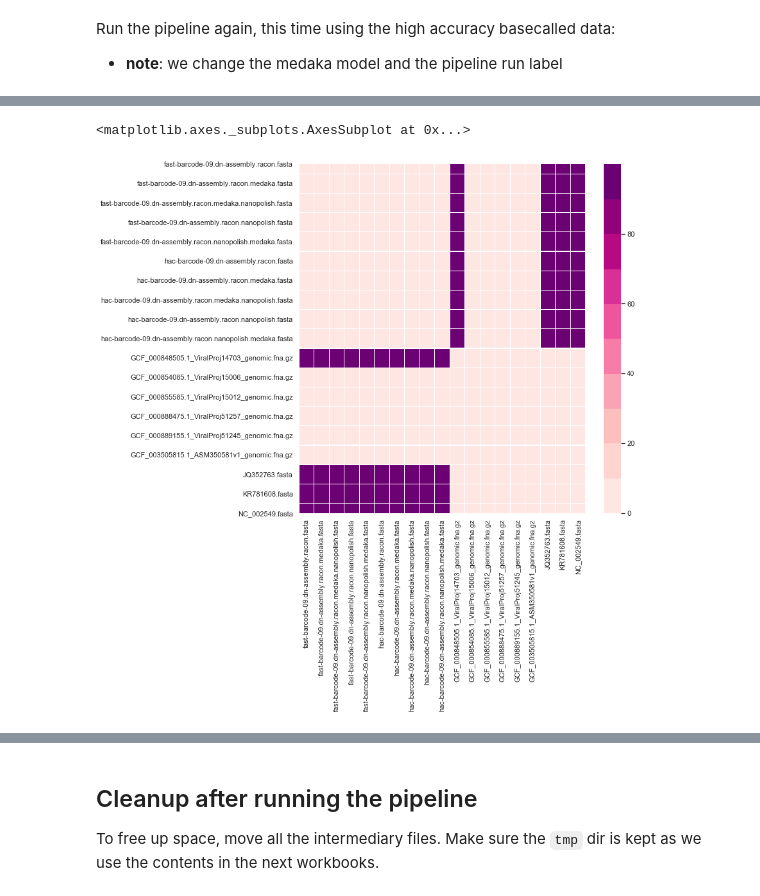
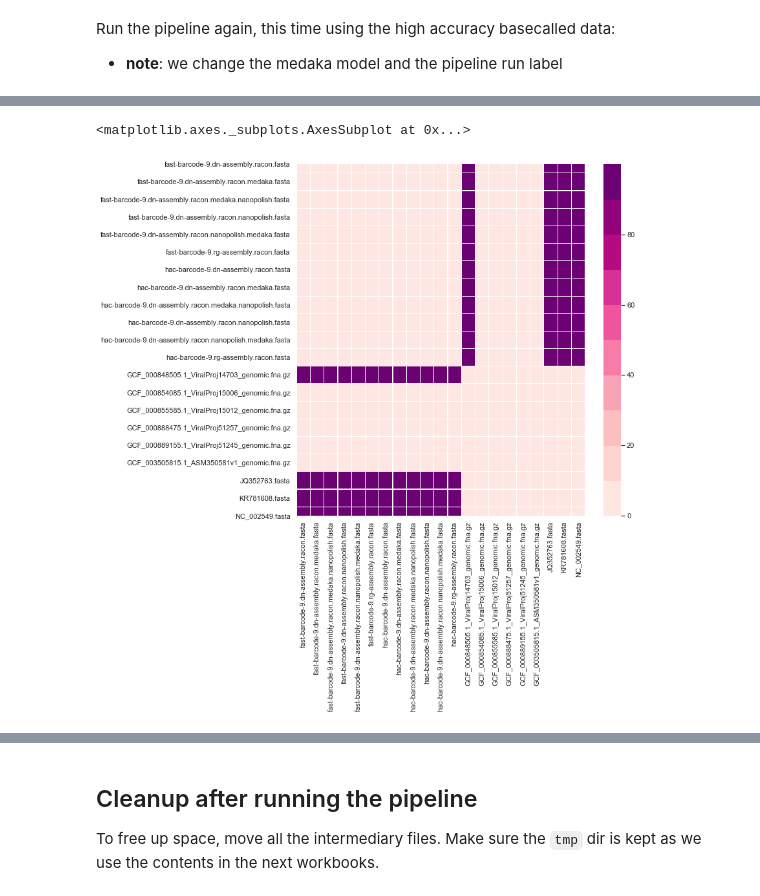
Before and after one commit to will-rowe/signal-check, a Jupyter notebook: 1.data-wrangling-and-assembly-pipeline.ipynb, the cells around one changed output, grey strips where cells are left out. Saved outputs shown, nothing was run; the diff lists cells and outputs as text; code cells hidden in the pictures.

```diff
--- a/1.data-wrangling-and-assembly-pipeline.ipynb
+++ b/1.data-wrangling-and-assembly-pipeline.ipynb
@@ -275,12 +250,11 @@ def lower_triangle_to_full_matrix(filename):
         np_array[index_upper] = np_array.T[index_upper]
         return pd.DataFrame(np_array, columns=sample_names, index=sample_names)
 
-dnAssemblies = lower_triangle_to_full_matrix('tmp/dn-assemblies-fastani.tab.matrix')
-rgAssemblies = lower_triangle_to_full_matrix('tmp/rg-assemblies-fastani.tab.matrix')
+mayingaAssemblies = lower_triangle_to_full_matrix('tmp/assemblies-fastani.tab.matrix')
 # %%
-# make the plot for the de novo assemblies (both fast and hac data)
+# make the plot
 fig, ax = plt.subplots(figsize=(10,10))
-sns.heatmap(dnAssemblies, linewidths=.1, cmap=sequential_colors)
+sns.heatmap(mayingaAssemblies, linewidths=.1, cmap=sequential_colors)
 # %% [output]
 <matplotlib.axes._subplots.AxesSubplot at 0x...>
-[figure, old version]
+[figure, new version]
```
Also changed, not shown: parts of 9 cells of this notebook, 50 other files.
